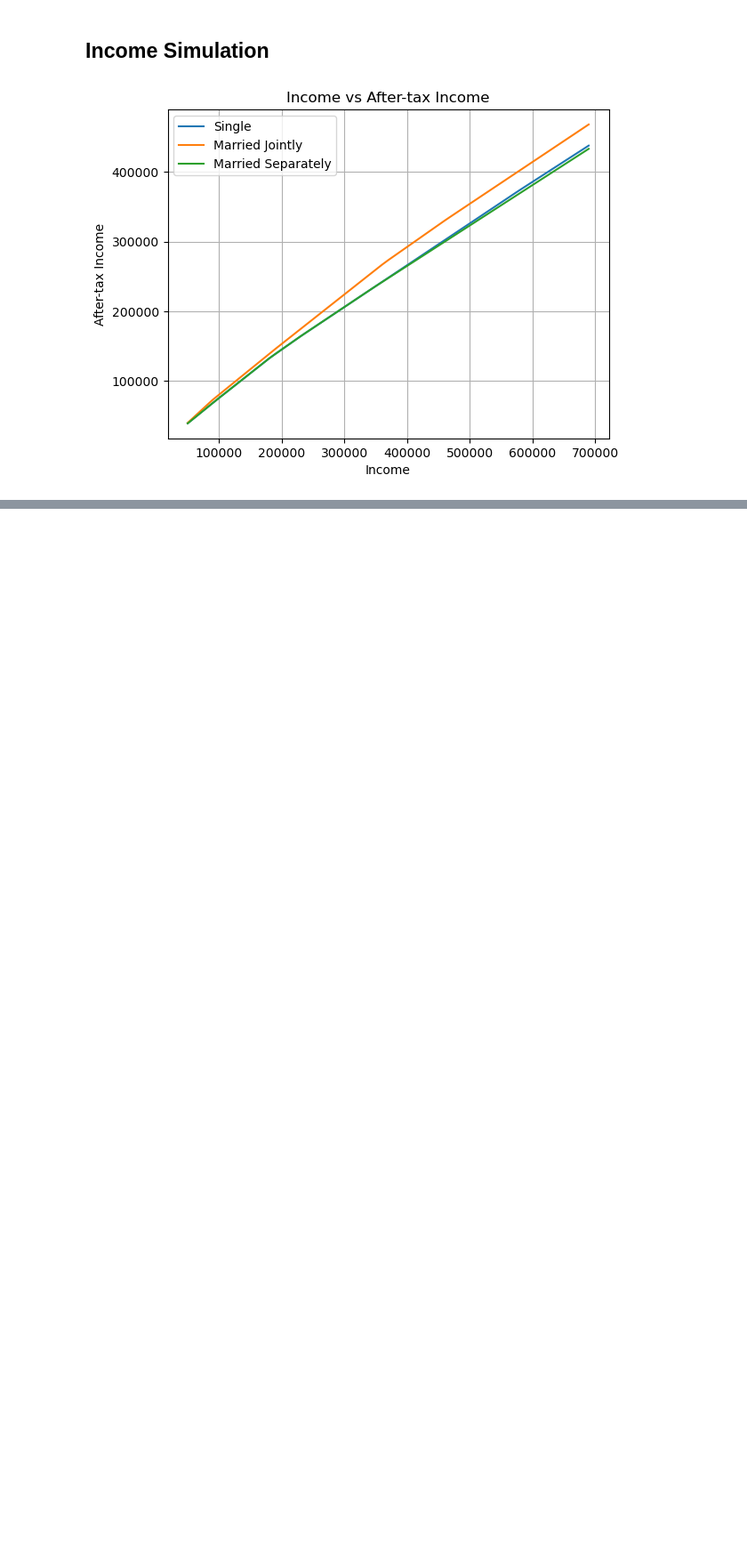
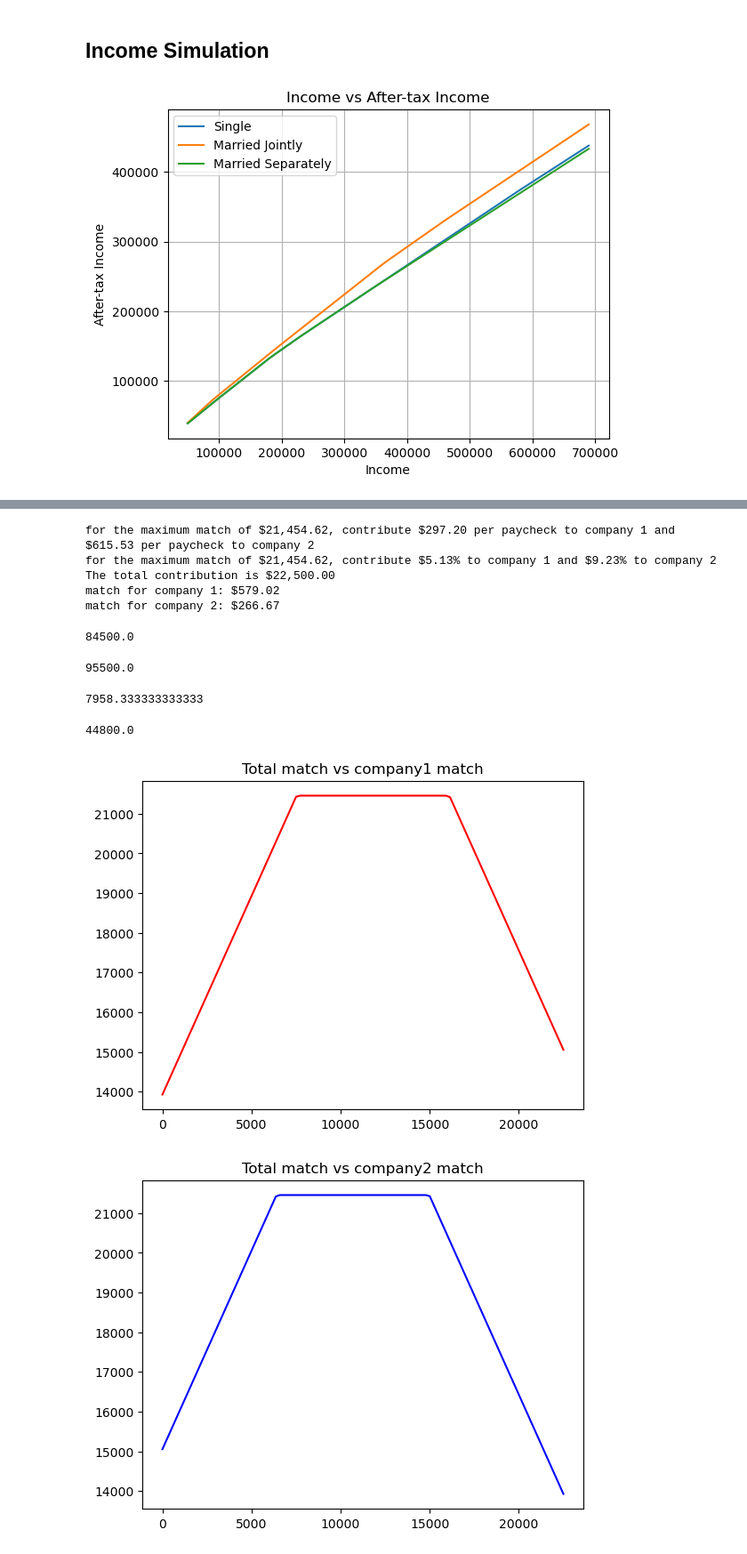
Before and after one commit to NguyenVu06/personal-finance, a Jupyter notebook: projection_notebook.ipynb, the cells around one changed output, grey strips where cells are left out. Shown: that part at 89% size. Drawn from its saved outputs; the diff is of its cells as text; code cells hidden in the pictures; blank space fills up the shorter version.

```diff
--- a/projection_notebook.ipynb
+++ b/projection_notebook.ipynb
@@ -294,0 +319,6 @@ plt.show()
+# %%
+MAX_LIMIT = 22500
+# define company information
+company1_salary = 150546.25
+company2_salary = 160000
+# company3_salary = 145000
@@ -294,0 +345,65 @@ plt.show()
+# %%
+
+
+possible_contributions_c1 = np.linspace(0, MAX_LIMIT, 100)
+possible_contributions_c2 = MAX_LIMIT - possible_contributions_c1
+
+# calculate the match for each contribution amount
+company1_match = np.array([calculate_match(contribution, company1_salary, 1) for contribution in possible_contributions_c1])
+company2_match = np.array([calculate_match(contribution, company2_salary, 2) for contribution in possible_contributions_c2])
+
+# calculate the total match
+total_match = company1_match + company2_match
+
+#find max total match
+max_match = max(total_match)
+max_match_index = np.argmax(total_match)
+
+#find the contribution amount that gives the max total match
+max_match_contribution = possible_contributions_c1[max_match_index]
+max_match_contribution_c2 = possible_contributions_c2[max_match_index]
+
+print(f"for the maximum match of ${max_match:,.2f}, contribute ${max_match_contribution/26:,.2f} per paycheck to company 1 and ${max_match_contribution_c2/24:,.2f} per paycheck to company 2")
+
+print(f"for the maximum match of ${max_match:,.2f}, contribute ${100*(max_match_contribution/company1_salary):,.2f}% to company 1 and ${(max_match_contribution_c2/company2_salary)*100:,.2f}% to company 2")
+
+print(f"The total contribution is ${max_match_contribution+max_match_contribution_c2:,.2f}")
+
+print(f"match for company 1: ${company1_match[max_match_index]/26:,.2f}")
+print(f"match for company 2: ${company2_match[max_match_index]/24:,.2f}")
+# %% [output]
+for the maximum match of $21,454.62, contribute $297.20 per paycheck to company 1 and $615.53 per paycheck to company 2
+for the maximum match of $21,454.62, contribute $5.13% to company 1 and $9.23% to company 2
+The total contribution is $22,500.00
+match for company 1: $579.02
+match for company 2: $266.67
+# %%
+# 2 401K + match1 + match2 + 2 IRAs
+23000*2+21300+.04*80000+2*7000
+# %% [output]
+84500.0
+# %%
+15000*12 - (23000*2+21300+.04*80000+2*7000)
+# %% [output]
+95500.0
+# %%
+95500.0/12
+# %% [output]
+7958.333333333333
+# %%
+total_market_investments = max_match+max_match_contribution+max_match_contribution_c2
+total_market_investments
+# %% [output]
+44800.0
+# %%
+#plot total_match by company1_match
+plt.plot(possible_contributions_c1, total_match, color='r')
+plt.title('Total match vs company1 match')
+plt.show()
+#plot total_match by company2_match
+plt.plot(possible_contributions_c2, total_match, color='b')
+plt.title('Total match vs company2 match')
+plt.show()
+# %% [output]
+[figure, added]
+[figure, added]
```
Also changed, not shown: parts of 8 cells of this notebook.
